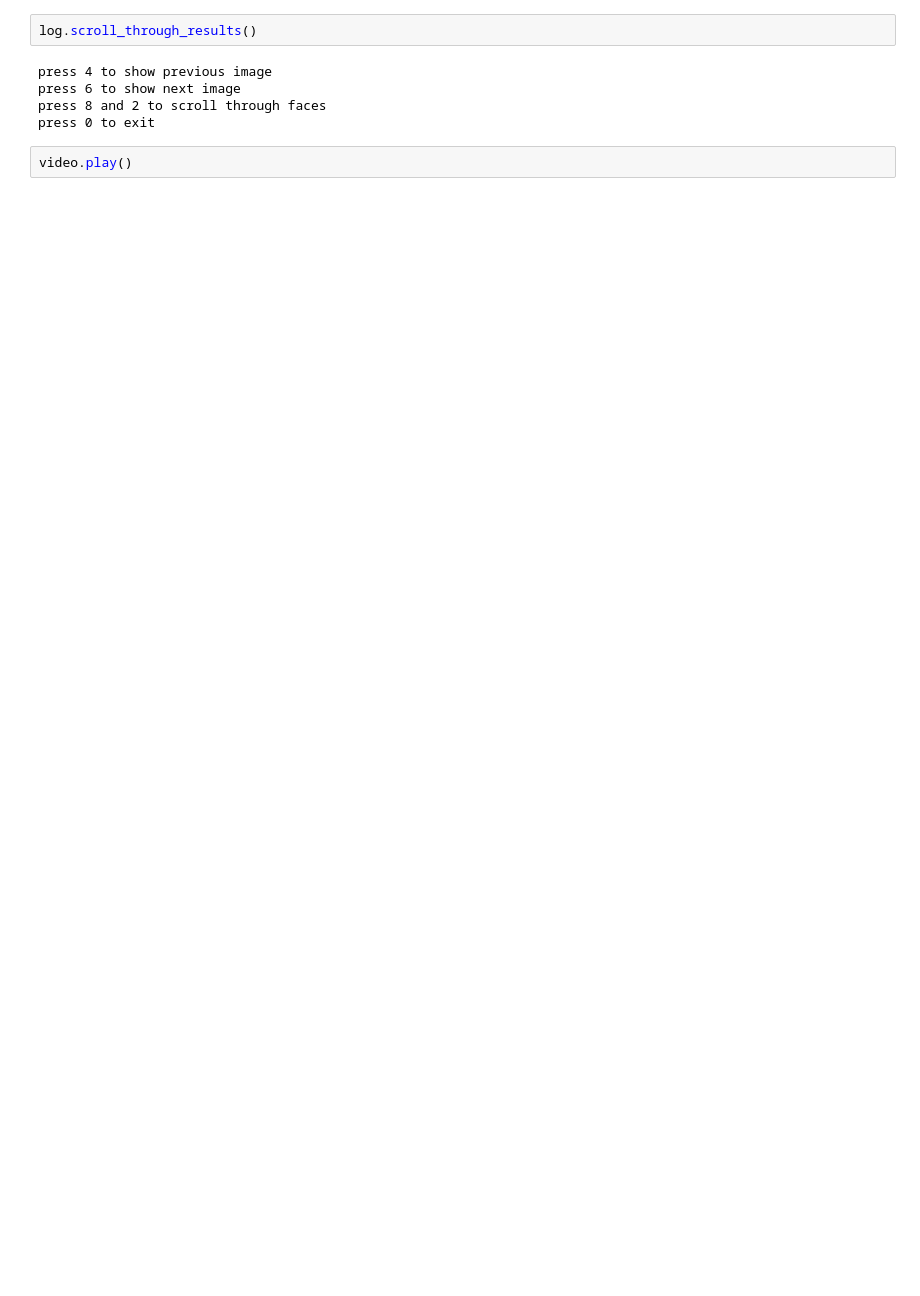
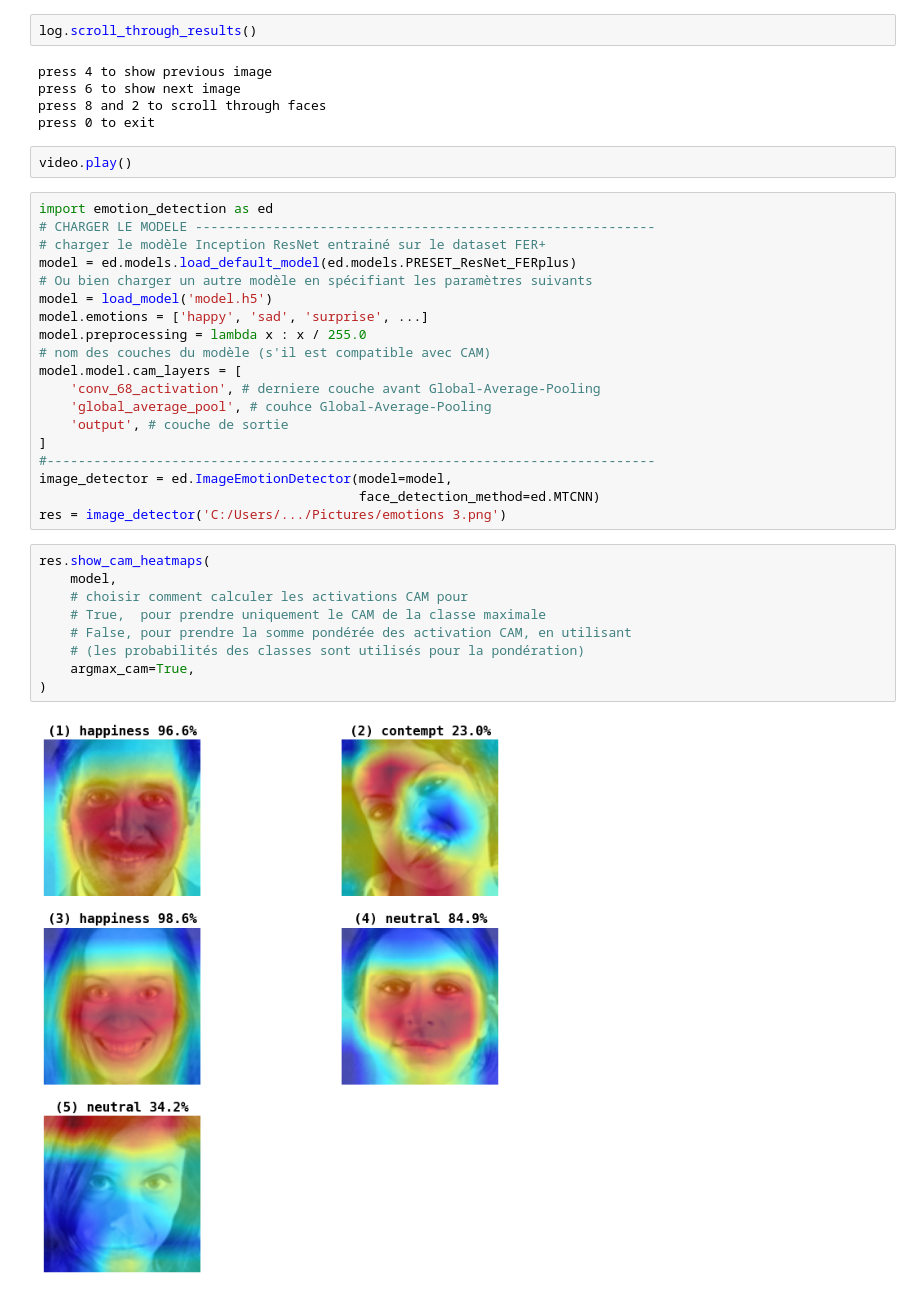
Before and after one commit to m-a-rahal/Emotion_Detection, a Jupyter notebook: vid InceptionResNet.ipynb, the cells around one changed output. Drawn from its saved outputs; the diff is of its cells as text; blank space fills up the shorter version.

```diff
--- a/vid InceptionResNet.ipynb
+++ b/vid InceptionResNet.ipynb
@@ -27,3 +48,33 @@ press 8 and 2 to scroll through faces
 press 0 to exit
 # %%
 video.play()
+# %%
+import emotion_detection as ed
+# CHARGER LE MODELE -----------------------------------------------------------
+# charger le modèle Inception ResNet entrainé sur le dataset FER+
+model = ed.models.load_default_model(ed.models.PRESET_ResNet_FERplus)
+# Ou bien charger un autre modèle en spécifiant les paramètres suivants
+model = load_model('model.h5')
+model.emotions = ['happy', 'sad', 'surprise', ...]
+model.preprocessing = lambda x : x / 255.0
+# nom des couches du modèle (s'il est compatible avec CAM)
+model.model.cam_layers = [
+    'conv_68_activation', # derniere couche avant Global-Average-Pooling
+    'global_average_pool', # couhce Global-Average-Pooling
+    'output', # couche de sortie
+]
+#------------------------------------------------------------------------------
+image_detector = ed.ImageEmotionDetector(model=model,
+                                         face_detection_method=ed.MTCNN)
+res = image_detector('C:/Users/.../Pictures/emotions 3.png')
+# %%
+res.show_cam_heatmaps(
+    model,
+    # choisir comment calculer les activations CAM pour
+    # True,  pour prendre uniquement le CAM de la classe maximale
+    # False, pour prendre la somme pondérée des activation CAM, en utilisant
+    # (les probabilités des classes sont utilisés pour la pondération)
+    argmax_cam=True,
+)
+# %% [output]
+[figure, added]
```
Also changed, not shown: parts of 4 cells of this notebook, 10 other files.
